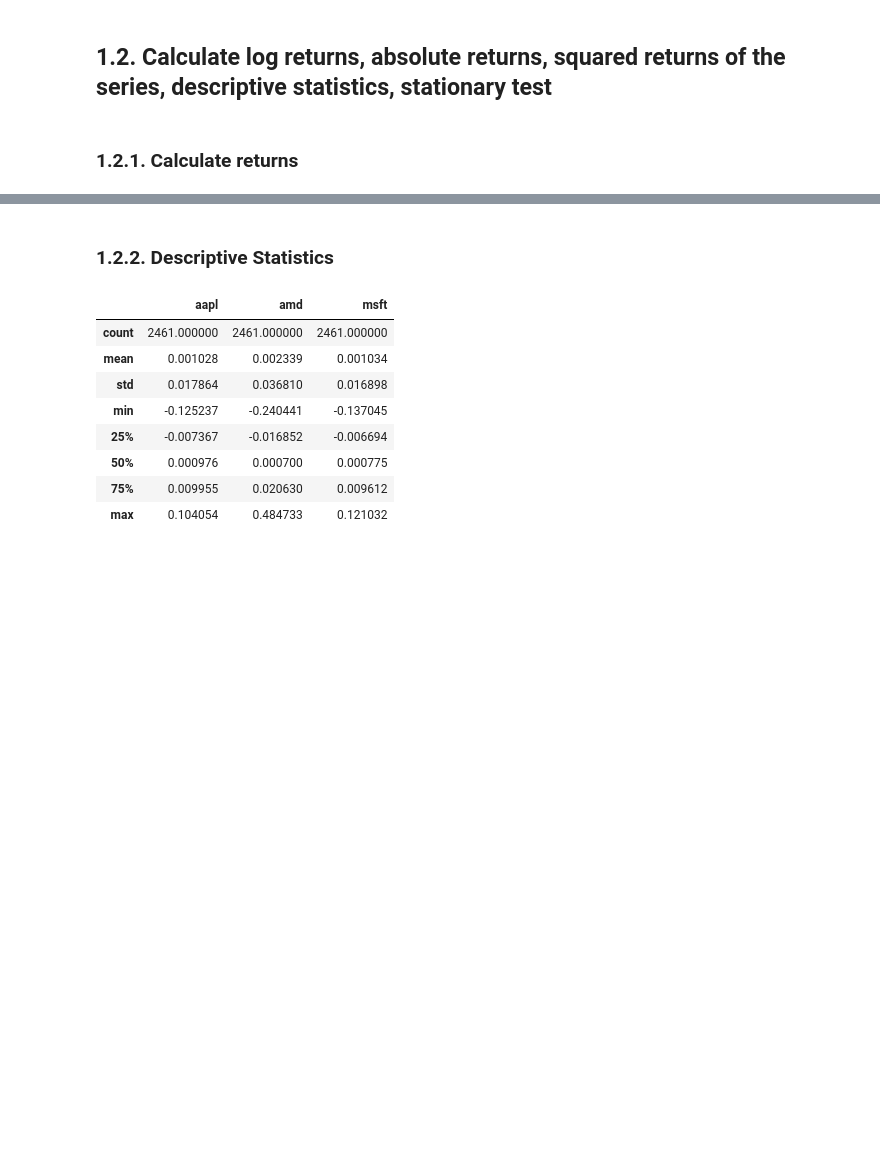
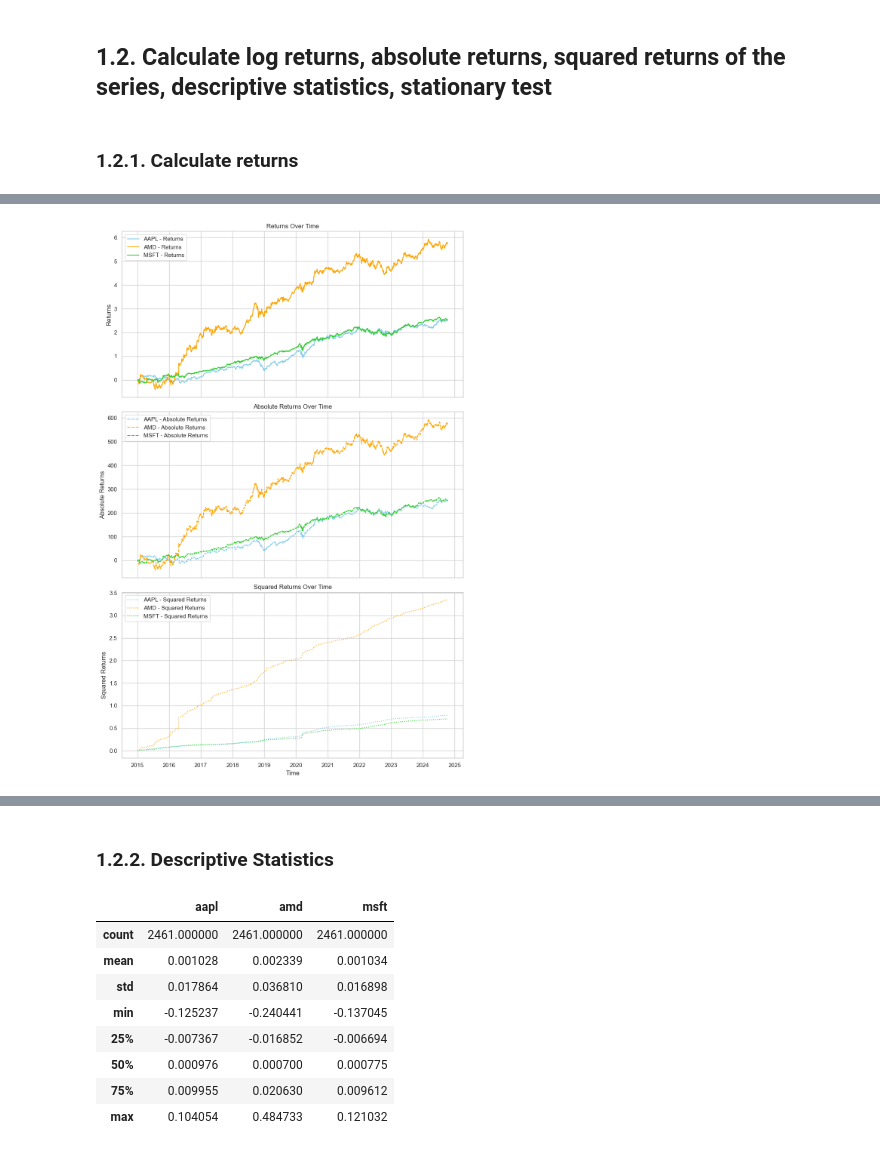
Before and after one commit to trungchien171/it_application_ftu, a Jupyter notebook: My mid-project/Quach Minh.ipynb, the cells around one changed output, grey strips where cells are left out. Drawn from its saved outputs; the diff is of its cells as text; code cells hidden in the pictures; blank space fills up the shorter version.

```diff
--- a/My mid-project/Quach Minh.ipynb
+++ b/My mid-project/Quach Minh.ipynb
@@ -262,0 +241,32 @@ fig.show()
+# %%
+fig, axes = plt.subplots(nrows=3, ncols=1, figsize=(10, 15), sharex=True)
+
+# Plotting cumulative returns
+axes[0].plot(cumulative_returns.index, cumulative_returns['aapl'], color='skyblue', label='AAPL - Returns')
+axes[0].plot(cumulative_returns.index, cumulative_returns['amd'], color='orange', label='AMD - Returns')
+axes[0].plot(cumulative_returns.index, cumulative_returns['msft'], color='limegreen', label='MSFT - Returns')
+axes[0].set_title("Returns Over Time")
+axes[0].set_ylabel("Returns")
+axes[0].legend()
+
+# Plotting cumulative absolute returns
+axes[1].plot(cumulative_absolute_returns.index, cumulative_absolute_returns['aapl'], color='skyblue', linestyle='--', label='AAPL - Absolute Returns')
+axes[1].plot(cumulative_absolute_returns.index, cumulative_absolute_returns['amd'], color='orange', linestyle='--', label='AMD - Absolute Returns')
+axes[1].plot(cumulative_absolute_returns.index, cumulative_absolute_returns['msft'], color='limegreen', linestyle='--', label='MSFT - Absolute Returns')
+axes[1].set_title("Absolute Returns Over Time")
+axes[1].set_ylabel("Absolute Returns")
+axes[1].legend()
+
+# Plotting cumulative squared returns
+axes[2].plot(cumulative_squared_returns.index, cumulative_squared_returns['aapl'], color='skyblue', linestyle=':', label='AAPL - Squared Returns')
+axes[2].plot(cumulative_squared_returns.index, cumulative_squared_returns['amd'], color='orange', linestyle=':', label='AMD - Squared Returns')
+axes[2].plot(cumulative_squared_returns.index, cumulative_squared_returns['msft'], color='limegreen', linestyle=':', label='MSFT - Squared Returns')
+axes[2].set_title("Squared Returns Over Time")
+axes[2].set_ylabel("Squared Returns")
+axes[2].set_xlabel("Time")
+axes[2].legend()
+
+plt.tight_layout()
+plt.show();
+# %% [output]
+[figure, added]
```
Also changed, not shown: parts of 24 cells of this notebook, 2 other files.
